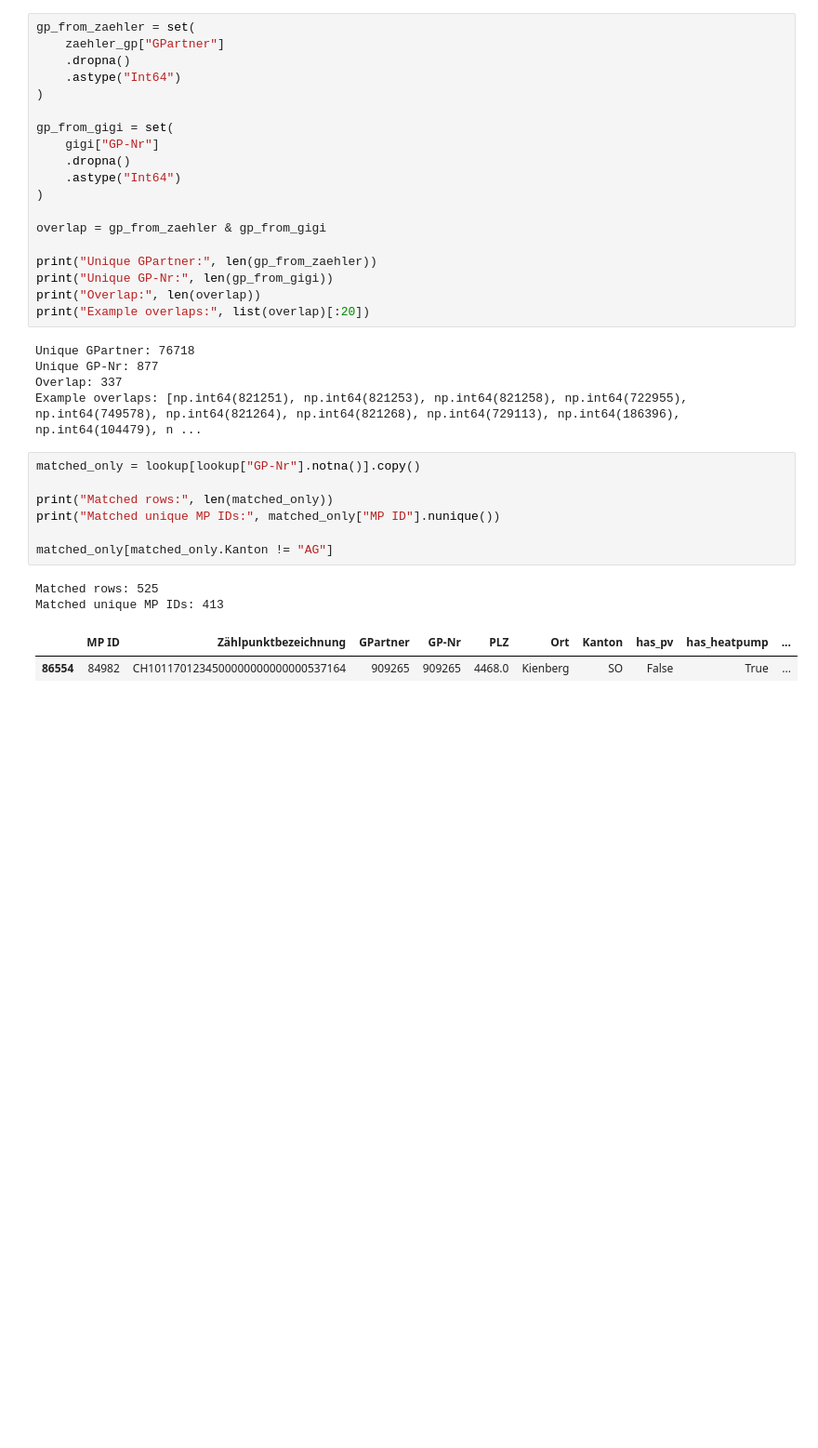
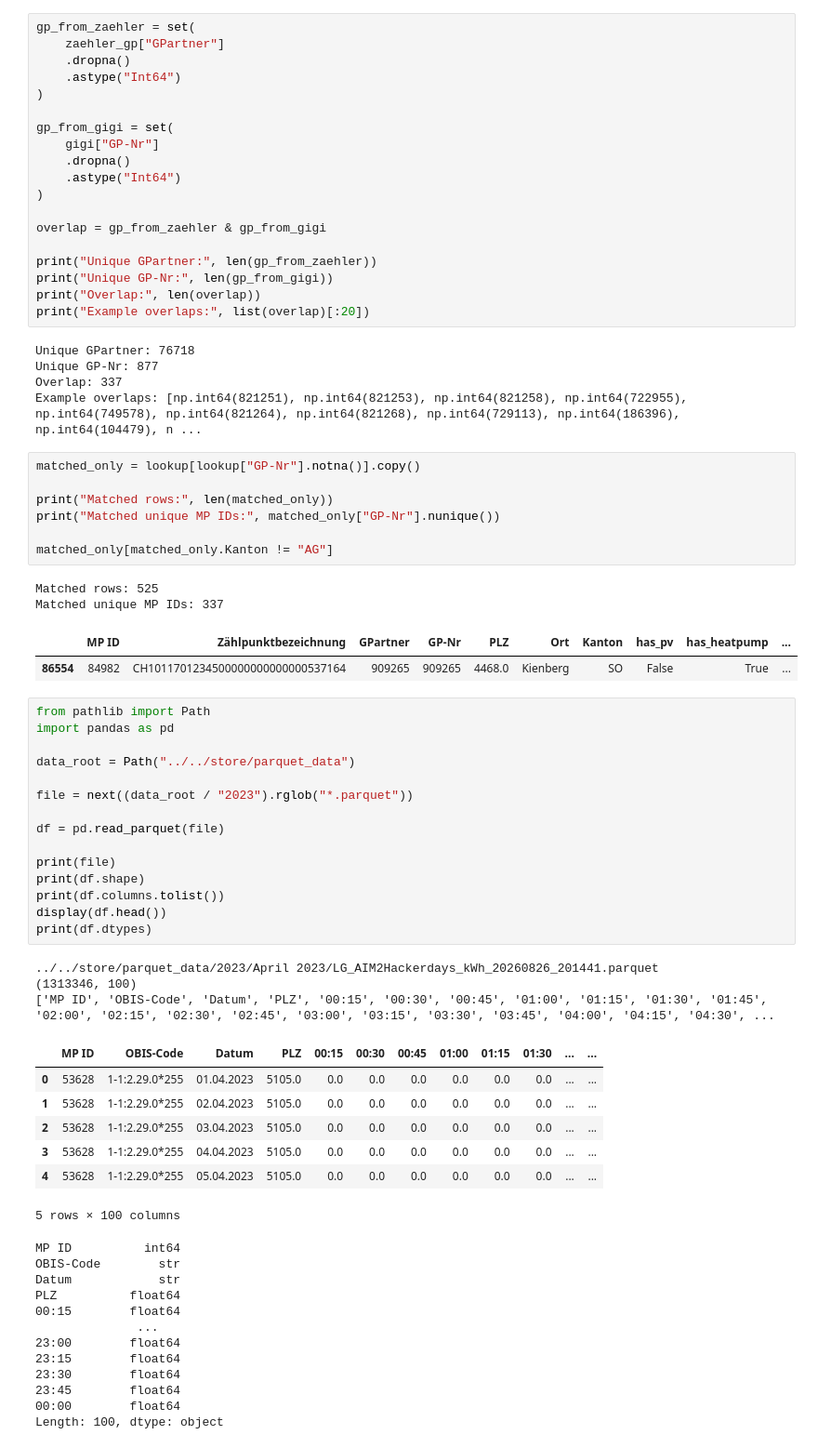
Before and after one commit to francescocafagna2002/OSNOVA, a Jupyter notebook: dataanalysis/cleaning.ipynb, the cells around one changed output. Shown at 93% size. Drawn from its saved outputs; the diff is of its cells as text; blank space fills up the shorter version.

```diff
--- a/dataanalysis/cleaning.ipynb
+++ b/dataanalysis/cleaning.ipynb
@@ -135,11 +135,49 @@ Example overlaps: [np.int64(821251), np.int64(821253), np.int64(821258), np.int6
 matched_only = lookup[lookup["GP-Nr"].notna()].copy()
 
 print("Matched rows:", len(matched_only))
-print("Matched unique MP IDs:", matched_only["MP ID"].nunique())
+print("Matched unique MP IDs:", matched_only["GP-Nr"].nunique())
 
 matched_only[matched_only.Kanton != "AG"]
 # %% [output]
 Matched rows: 525
-Matched unique MP IDs: 413
+Matched unique MP IDs: 337
 |  | MP ID | Zählpunktbezeichnung | GPartner | GP-Nr | PLZ | Ort | Kanton | has_pv | has_heatpump | ... |
 | 86554 | 84982 | CH1011701234500000000000000537164 | 909265 | 909265 | 4468.0 | Kienberg | SO | False | True | ... |
+# %%
+from pathlib import Path
+import pandas as pd
+
+data_root = Path("../../store/parquet_data")
+
+file = next((data_root / "2023").rglob("*.parquet"))
+
+df = pd.read_parquet(file)
+
+print(file)
+print(df.shape)
+print(df.columns.tolist())
+display(df.head())
+print(df.dtypes)
+# %% [output]
+../../store/parquet_data/2023/April 2023/LG_AIM2Hackerdays_kWh_20260826_201441.parquet
+(1313346, 100)
+['MP ID', 'OBIS-Code', 'Datum', 'PLZ', '00:15', '00:30', '00:45', '01:00', '01:15', '01:30', '01:45', '02:00', '02:15', '02:30', '02:45', '03:00', '03:15', '03:30', '03:45', '04:00', '04:15', '04:30', ...
+|  | MP ID | OBIS-Code | Datum | PLZ | 00:15 | 00:30 | 00:45 | 01:00 | 01:15 | 01:30 | ... | ... |
+| 0 | 53628 | 1-1:2.29.0*255 | 01.04.2023 | 5105.0 | 0.0 | 0.0 | 0.0 | 0.0 | 0.0 | 0.0 | ... | ... |
+| 1 | 53628 | 1-1:2.29.0*255 | 02.04.2023 | 5105.0 | 0.0 | 0.0 | 0.0 | 0.0 | 0.0 | 0.0 | ... | ... |
+| 2 | 53628 | 1-1:2.29.0*255 | 03.04.2023 | 5105.0 | 0.0 | 0.0 | 0.0 | 0.0 | 0.0 | 0.0 | ... | ... |
+| 3 | 53628 | 1-1:2.29.0*255 | 04.04.2023 | 5105.0 | 0.0 | 0.0 | 0.0 | 0.0 | 0.0 | 0.0 | ... | ... |
+| 4 | 53628 | 1-1:2.29.0*255 | 05.04.2023 | 5105.0 | 0.0 | 0.0 | 0.0 | 0.0 | 0.0 | 0.0 | ... | ... |
+5 rows × 100 columns
+MP ID          int64
+OBIS-Code        str
+Datum            str
+PLZ          float64
+00:15        float64
+              ...
+23:00        float64
+23:15        float64
+23:30        float64
+23:45        float64
+00:00        float64
+Length: 100, dtype: object
```
Also changed, not shown: parts of 15 cells of this notebook, 1 other file.
